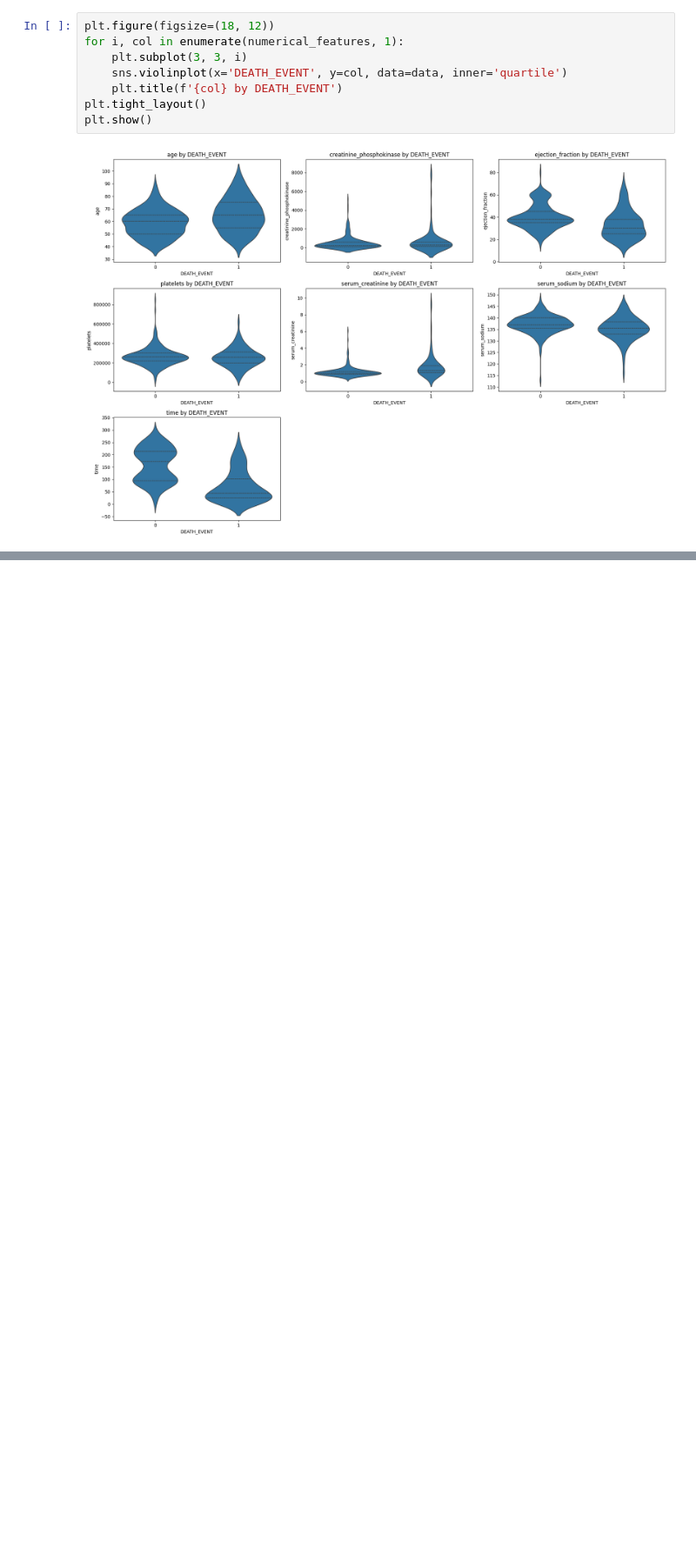
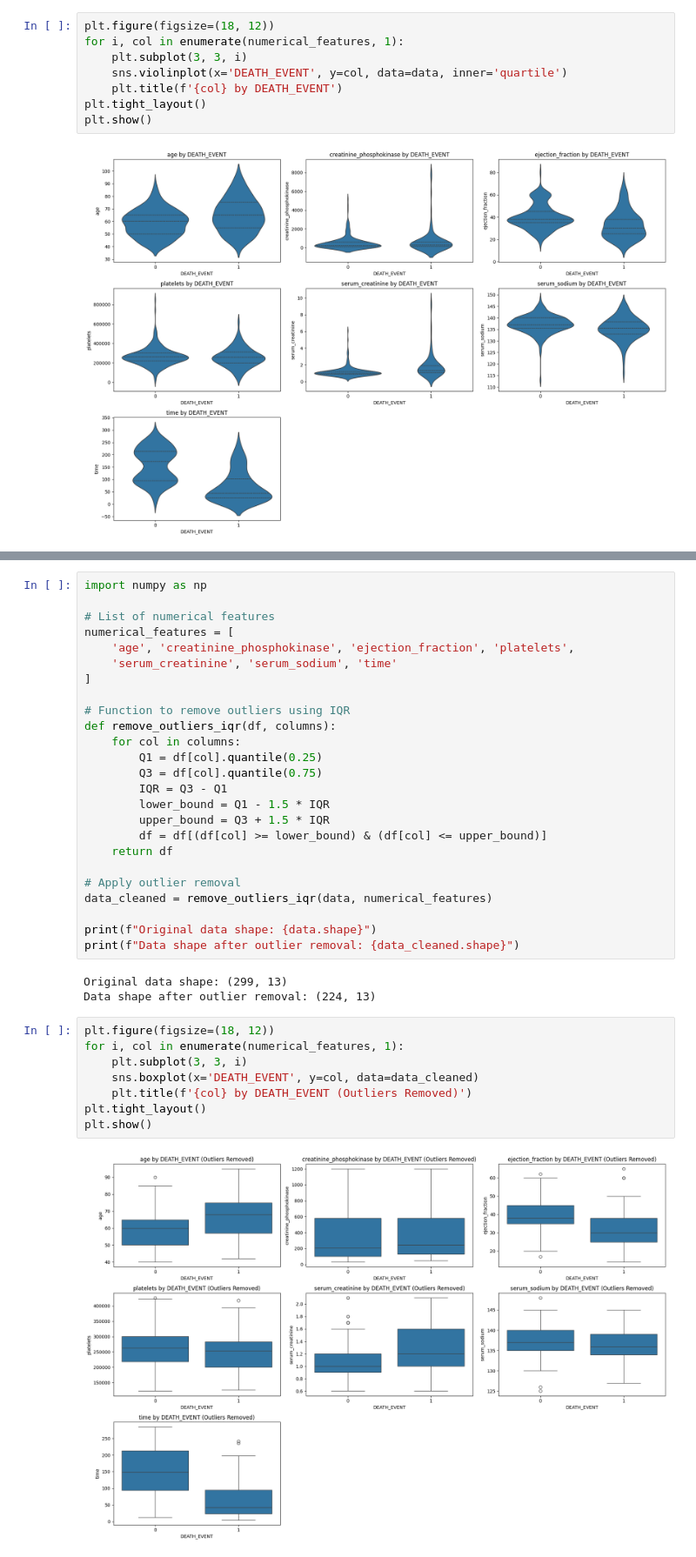
Before and after one commit to MarisaOishy/Heart-_Failure-_Prediction, a Jupyter notebook: Notebook_file/Heart_failure_prediction.ipynb, the cells around one changed output, grey strips where cells are left out. Shown at 87% size. Drawn from its saved outputs; the diff is of its cells as text; blank space fills up the shorter version.

```diff
--- a/Notebook_file/Heart_failure_prediction.ipynb
+++ b/Notebook_file/Heart_failure_prediction.ipynb
@@ -211,0 +209,38 @@ plt.show()
+# %%
+import numpy as np
+
+# List of numerical features
+numerical_features = [
+    'age', 'creatinine_phosphokinase', 'ejection_fraction', 'platelets',
+    'serum_creatinine', 'serum_sodium', 'time'
+]
+
+# Function to remove outliers using IQR
+def remove_outliers_iqr(df, columns):
+    for col in columns:
+        Q1 = df[col].quantile(0.25)
+        Q3 = df[col].quantile(0.75)
+        IQR = Q3 - Q1
+        lower_bound = Q1 - 1.5 * IQR
+        upper_bound = Q3 + 1.5 * IQR
+        df = df[(df[col] >= lower_bound) & (df[col] <= upper_bound)]
+    return df
+
+# Apply outlier removal
+data_cleaned = remove_outliers_iqr(data, numerical_features)
+
+print(f"Original data shape: {data.shape}")
+print(f"Data shape after outlier removal: {data_cleaned.shape}")
+# %% [output]
+Original data shape: (299, 13)
+Data shape after outlier removal: (224, 13)
+# %%
+plt.figure(figsize=(18, 12))
+for i, col in enumerate(numerical_features, 1):
+    plt.subplot(3, 3, i)
+    sns.boxplot(x='DEATH_EVENT', y=col, data=data_cleaned)
+    plt.title(f'{col} by DEATH_EVENT (Outliers Removed)')
+plt.tight_layout()
+plt.show()
+# %% [output]
+[figure, added]
```
Also changed, not shown: parts of 19 cells of this notebook.
